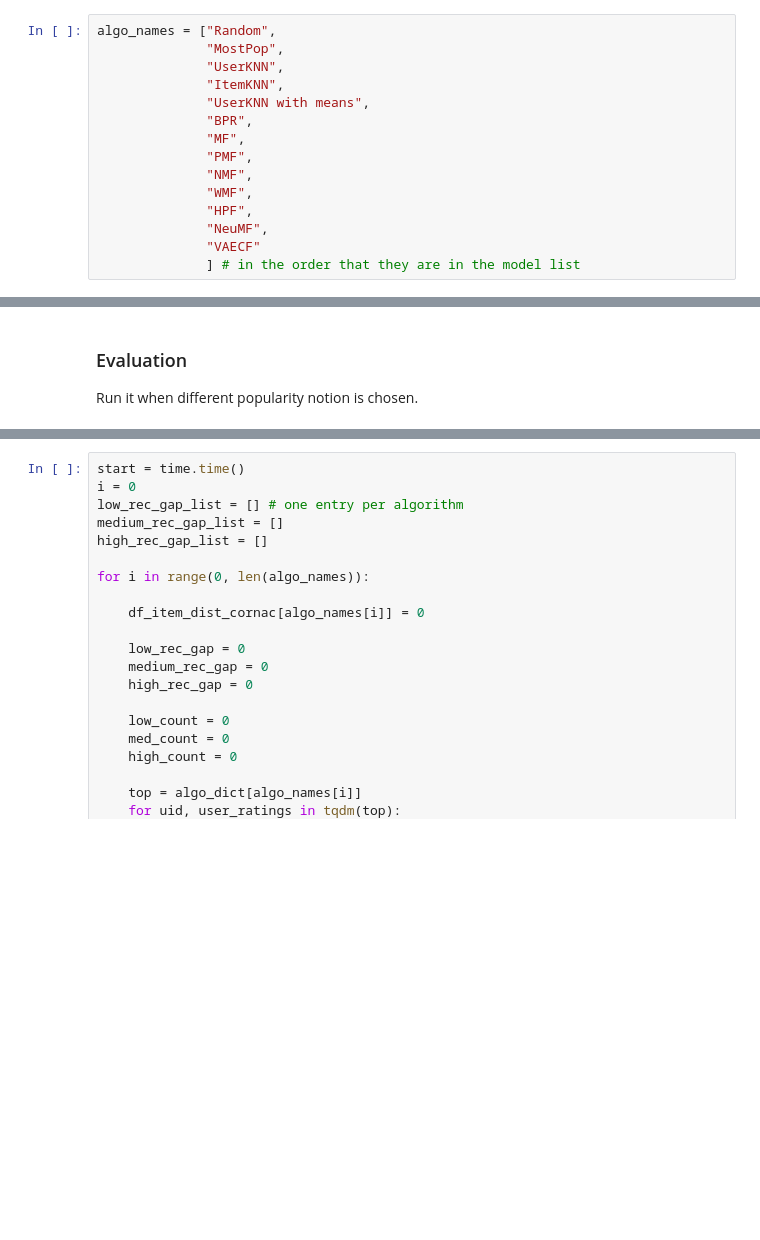
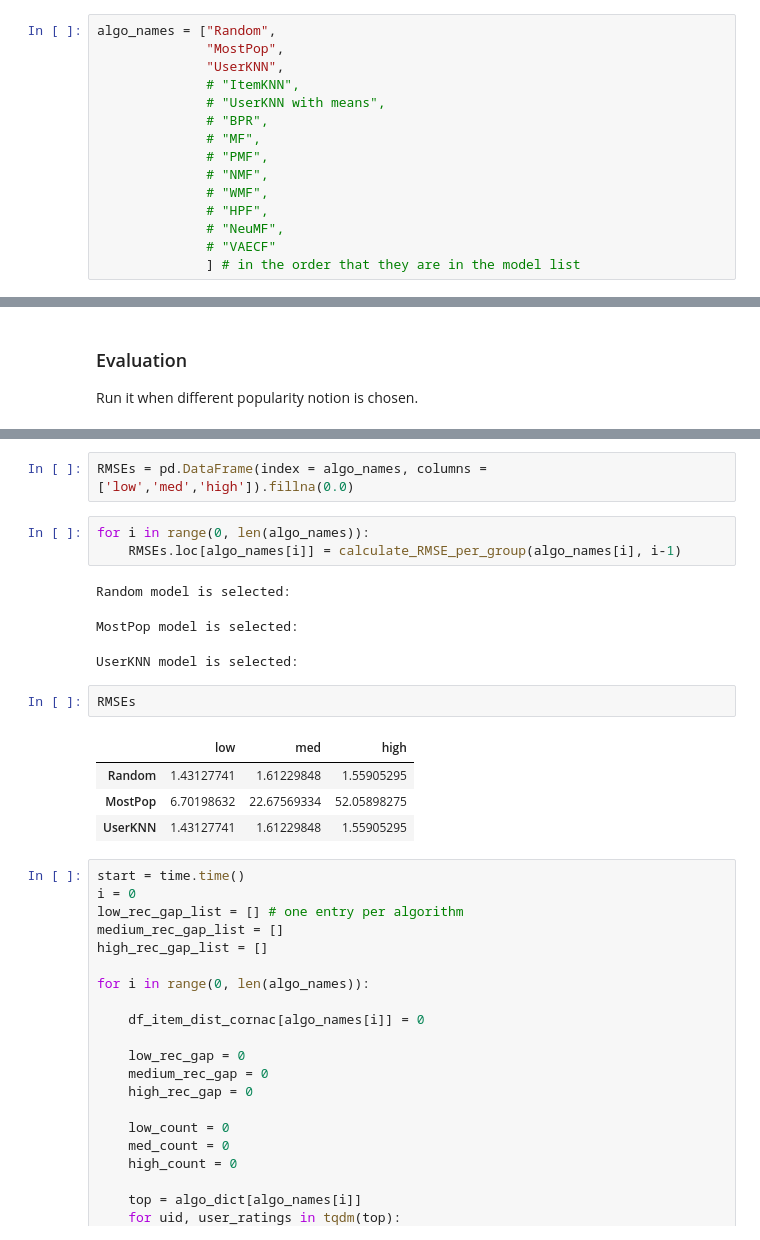
Before and after one commit to SavvinaDaniil/UnfairnessOfPopularityBias, a Jupyter notebook: 3. Book_Recommendation.ipynb, the cells around one changed output, grey strips where cells are left out. Saved outputs shown, nothing was run; the diff lists cells and outputs as text; blank space fills up the shorter version.

Commit message:
Add rmse calculation

```diff
--- a/3. Book_Recommendation.ipynb
+++ b/3. Book_Recommendation.ipynb
@@ -575,16 +576,16 @@ models = [
 algo_names = ["Random",
               "MostPop",
               "UserKNN",
-              "ItemKNN",
-              "UserKNN with means",
-              "BPR",
-              "MF",
-              "PMF",
-              "NMF",
-              "WMF",
-              "HPF",
-              "NeuMF",
-              "VAECF"
+              # "ItemKNN",
+              # "UserKNN with means",
+              # "BPR",
+              # "MF",
+              # "PMF",
+              # "NMF",
+              # "WMF",
+              # "HPF",
+              # "NeuMF",
+              # "VAECF"
               ] # in the order that they are in the model list
 # %%
 # define metrics to evaluate the models
@@ -750,3 +761,19 @@ Run it when different popularity notion is chosen.
+# %%
+RMSEs = pd.DataFrame(index = algo_names, columns = ['low','med','high']).fillna(0.0)
+# %%
+for i in range(0, len(algo_names)):
+    RMSEs.loc[algo_names[i]] = calculate_RMSE_per_group(algo_names[i], i-1)
+# %% [output]
+Random model is selected:
+MostPop model is selected:
+UserKNN model is selected:
+# %%
+RMSEs
+# %% [output]
+|  | low | med | high |
+| Random | 1.43127741 | 1.61229848 | 1.55905295 |
+| MostPop | 6.70198632 | 22.67569334 | 52.05898275 |
+| UserKNN | 1.43127741 | 1.61229848 | 1.55905295 |
 # %%
 start = time.time()
 i = 0
```
Also changed, not shown: parts of 11 cells of this notebook, 1 other file.
